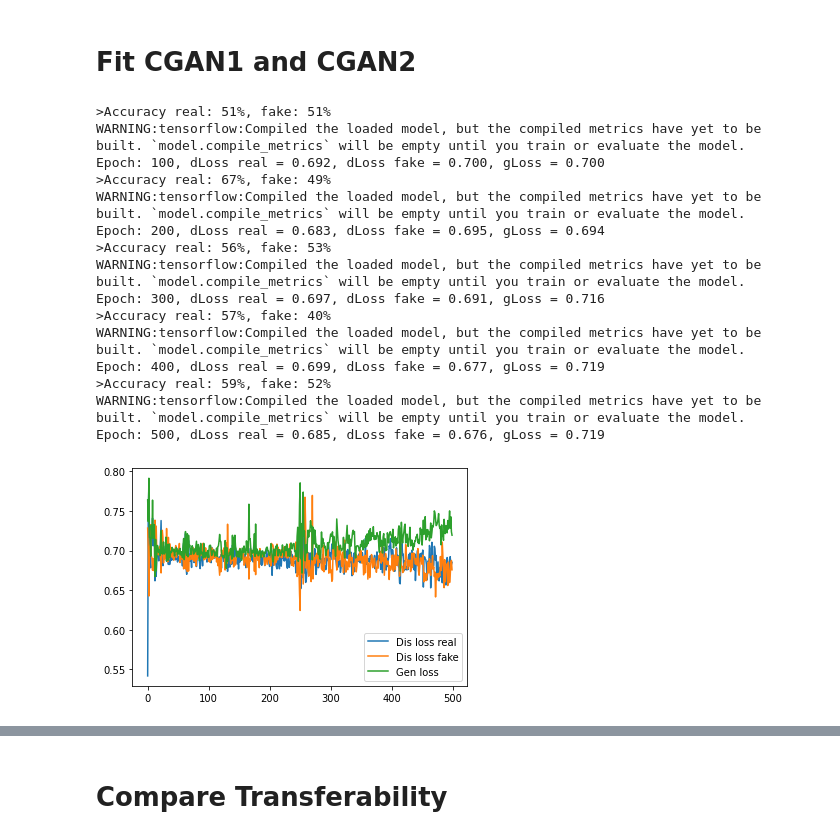
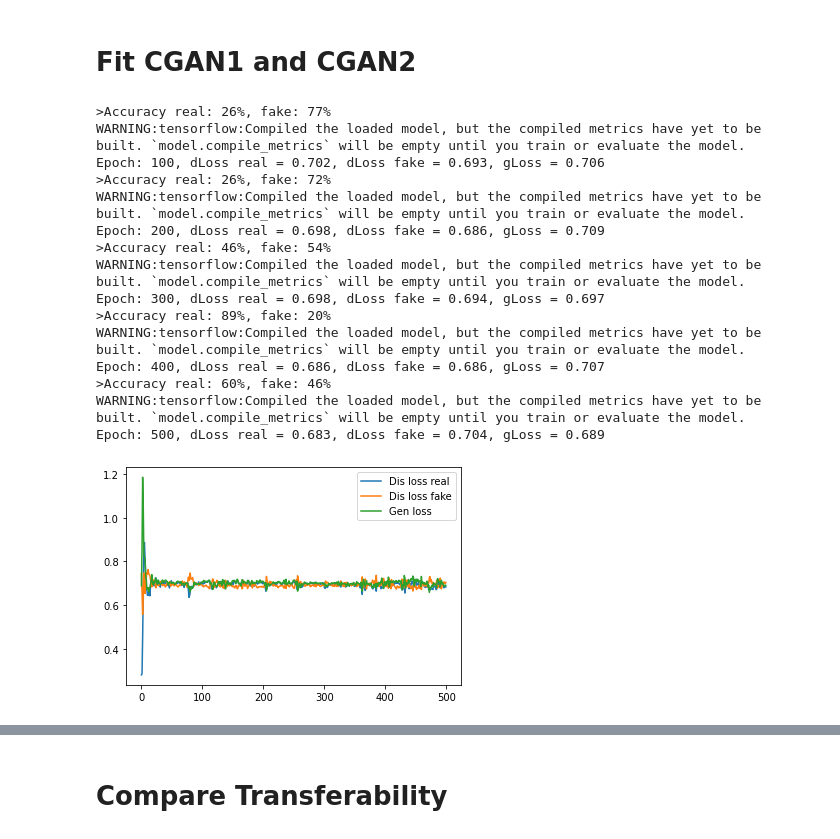
Before and after one commit to mz-zarei/CGAN-EB, a Jupyter notebook: CGAN_transferability.ipynb, the cells around one changed output, grey strips where cells are left out. Saved outputs shown, nothing was run; the diff lists cells and outputs as text; code cells hidden in the pictures.

```diff
--- a/CGAN_transferability.ipynb
+++ b/CGAN_transferability.ipynb
@@ -130,7 +130,7 @@ def generate_real_samples(dataset, n_samples):
     return [y, X_labels], real
 
 # generate points in latent space as input for the generator
-def generate_latent_points(latent_dim, n_samples):
+def generate_latent_points(latent_dim, n_samples, x_train):
     # generate points in the latent space
     x_input = randn(latent_dim * n_samples) #randn(latent_dim * n_samples)
     # reshape into a batch of inputs for the network
@@ -141,9 +141,9 @@ def generate_latent_points(latent_dim, n_samples):
     return [z_input, X_labels]
 
 # use the generator to generate n fake examples, with class labels
-def generate_fake_samples(generator, latent_dim, n_samples):
+def generate_fake_samples(generator, latent_dim, n_samples, x_train):
     # generate points in latent space
-    z_input, X_labels_input = generate_latent_points(latent_dim, n_samples)
+    z_input, X_labels_input = generate_latent_points(latent_dim, n_samples, x_train)
     # predict outputs
     samples = generator.predict([z_input, X_labels_input])
     # create class labels
@@ -160,23 +160,23 @@ def plot_history(d1_hist, d2_hist, g_hist):
     pyplot.savefig('plot_line_plot_loss.png')
 
 # evaluate the discriminator, plot generated images, save generator model
-def summarize_performance(epoch, g_model, d_model, dataset, latent_dim, n_samples=100):
+def summarize_performance(epoch, g_model, d_model, dataset, latent_dim, x_train, n_samples=100):
     # prepare real samples
     X_real, y_real = generate_real_samples(dataset, n_samples)
     # evaluate discriminator on real examples
     _, acc_real = d_model.evaluate(X_real, y_real, verbose=0)
     # prepare fake examples
-    x_fake, y_fake = generate_fake_samples(g_model, latent_dim, n_samples)
+    x_fake, y_fake = generate_fake_samples(g_model, latent_dim, n_samples, x_train)
     # evaluate discriminator on fake examples
     _, acc_fake = d_model.evaluate(x_fake, y_fake, verbose=0)
     # summarize discriminator performance
     print('>Accuracy real: %.0f%%, fake: %.0f%%' % (acc_real*100, acc_fake*100))
     # save the generator model tile file
-    filename = './generator_model_%03d_df2.h5' % (epoch + 1)
+    filename = './generator_model_%03d.h5' % (epoch + 1)
     g_model.save(filename)
 
 # train the generator and discriminator
-def train(g_model, d_model, gan_model, dataset, latent_dim, n_epochs, n_batch):
+def train(g_model, d_model, gan_model, dataset, latent_dim, n_epochs, n_batch, x_train):
     bat_per_epo = int(dataset[0].shape[0] / n_batch)
     half_batch = int(n_batch / 2)
     # lists for keeping track of loss
@@ -190,11 +190,11 @@ def train(g_model, d_model, gan_model, dataset, latent_dim, n_epochs, n_batch):
             # update discriminator model weights
             d_loss1, _ = d_model.train_on_batch([y_real, X_labels_real], real)
             # generate 'fake' examples
-            [y_fake, X_labels], fake = generate_fake_samples(g_model, latent_dim, half_batch)
+            [y_fake, X_labels], fake = generate_fake_samples(g_model, latent_dim, half_batch, x_train)
             # update discriminator model weights
             d_loss2, _ = d_model.train_on_batch([y_fake, X_labels], fake)
             # prepare points in latent space as input for the generator
-            [z_input, X_labels_input] = generate_latent_points(latent_dim, n_batch)
+            [z_input, X_labels_input] = generate_latent_points(latent_dim, n_batch, x_train)
             # create inverted labels for the fake samples
             y_gan = ones((n_batch, 1))
             # update the generator via the discriminator's error
@@ -205,7 +205,7 @@ def train(g_model, d_model, gan_model, dataset, latent_dim, n_epochs, n_batch):
         g_hist.append(g_loss)
         # evaluate the model performance, sometimes
         if (i+1) % 100 == 0:
-            summarize_performance(i, g_model, d_model, dataset, latent_dim)
+            summarize_performance(i, g_model, d_model, dataset, latent_dim, x_train)
             print('Epoch: %d, dLoss real = %.3f, dLoss fake = %.3f, gLoss = %.3f' % (i+1, d_loss1, d_loss2, g_loss))
     plot_history(d1_hist, d2_hist, g_hist)
     return d1_hist, d2_hist, g_hist
@@ -231,6 +231,19 @@ def sample_from_GAN(GAN, xtest, n_samples):
         mean.append(np.mean(y_samples_gan[j, :]))
         Var.append(np.var(y_samples_gan[j, :]))
     return np.array(median).reshape(1,-1)[0], np.array(Var).reshape(1,-1)[0] , np.array(mean).reshape(1,-1)[0], y_samples_gan
+
+
+# Mean abs percentage error
+def MAPE(actual, predicted):
+    actual = np.array(actual)
+    predicted = np.array(predicted)
+    res = []
+    for j in range(len(actual)):
+        if actual[j] != 0:
+            res.append((actual[j] - predicted[j]) / actual[j])
+        else:
+            res.append(predicted[j] / np.mean(actual))
+    return np.mean(np.abs(np.array(res)))
 # %% [markdown]
 # **Load Crash Data Sets**
 # %%
@@ -238,6 +251,8 @@ def sample_from_GAN(GAN, xtest, n_samples):
 df1 = pd.read_excel('/content/Peel_Python_Data.xlsx')
 df1 = df1[['Group', 'Year', 'Fmaj', 'Fmin', 'PDO']].copy()
 df1 = df1[df1['Year'] > 2013]         # four years
+df1 = df1[df1['Group'] == 1]          # group 1
+
 df1['log_Fmaj'] = np.log(df1['Fmaj'])
 df1['log_Fmin'] = np.log(df1['Fmin'])
 df1.describe()
@@ -314,45 +331,45 @@ log_Fmaj       0.6094      0.040     15.120      0.000       0.530       0.688
 ## Fit CGAN1 on df1
 # Sclaing feature vector
 scaler1 = StandardScaler().fit(df1[x_features])
 x_data_scaled1 = pd.DataFrame(scaler1.transform(df1[x_features]))
 x_train1 = x_data_scaled1
 y_train1 = df1['PDO']
 
 kerner_initializer = keras.initializers.he_normal(seed=seed)
 random_uniform = keras.initializers.RandomUniform(seed=seed)
 random_normal = keras.initializers.RandomNormal(seed=seed)
 latent_dim, x_size = 1, 2
 activation = "elu"
 
 gen_lr, dis_lr, gen_dec, dis_dec, n_epochs, n_batch = 0.001, 0.001, 0.0001, 0.0001, 500, int(200)
 
 # create the discriminator
 d_model = define_discriminator()
 # create the generator
 g_model = define_generator(latent_dim)
 # create the gan
 gan_model = define_gan(g_model, d_model)
 # load image data
 dataset = load_real_samples(x_train1,y_train1)
 # # train model
-d1_hist, d2_hist, g_hist = train(g_model, d_model, gan_model, dataset, latent_dim, n_epochs, n_batch)
+d1_hist, d2_hist, g_hist = train(g_model, d_model, gan_model, dataset, latent_dim, n_epochs, n_batch, x_train1)
 # %% [output]
->Accuracy real: 51%, fake: 51%
+>Accuracy real: 26%, fake: 77%
 WARNING:tensorflow:Compiled the loaded model, but the compiled metrics have yet to be built. `model.compile_metrics` will be empty until you train or evaluate the model.
-Epoch: 100, dLoss real = 0.692, dLoss fake = 0.700, gLoss = 0.700
->Accuracy real: 67%, fake: 49%
+Epoch: 100, dLoss real = 0.702, dLoss fake = 0.693, gLoss = 0.706
+>Accuracy real: 26%, fake: 72%
 WARNING:tensorflow:Compiled the loaded model, but the compiled metrics have yet to be built. `model.compile_metrics` will be empty until you train or evaluate the model.
-Epoch: 200, dLoss real = 0.683, dLoss fake = 0.695, gLoss = 0.694
->Accuracy real: 56%, fake: 53%
+Epoch: 200, dLoss real = 0.698, dLoss fake = 0.686, gLoss = 0.709
+>Accuracy real: 46%, fake: 54%
 WARNING:tensorflow:Compiled the loaded model, but the compiled metrics have yet to be built. `model.compile_metrics` will be empty until you train or evaluate the model.
-Epoch: 300, dLoss real = 0.697, dLoss fake = 0.691, gLoss = 0.716
->Accuracy real: 57%, fake: 40%
+Epoch: 300, dLoss real = 0.698, dLoss fake = 0.694, gLoss = 0.697
+>Accuracy real: 89%, fake: 20%
 WARNING:tensorflow:Compiled the loaded model, but the compiled metrics have yet to be built. `model.compile_metrics` will be empty until you train or evaluate the model.
-Epoch: 400, dLoss real = 0.699, dLoss fake = 0.677, gLoss = 0.719
->Accuracy real: 59%, fake: 52%
+Epoch: 400, dLoss real = 0.686, dLoss fake = 0.686, gLoss = 0.707
+>Accuracy real: 60%, fake: 46%
 WARNING:tensorflow:Compiled the loaded model, but the compiled metrics have yet to be built. `model.compile_metrics` will be empty until you train or evaluate the model.
-Epoch: 500, dLoss real = 0.685, dLoss fake = 0.676, gLoss = 0.719
+Epoch: 500, dLoss real = 0.683, dLoss fake = 0.704, gLoss = 0.689
-[figure, old version]
+[figure, new version]
 # %%
 ## Fit CGAN1 on df2
 # Sclaing feature vector
```
Also changed, not shown: parts of 8 cells of this notebook.
